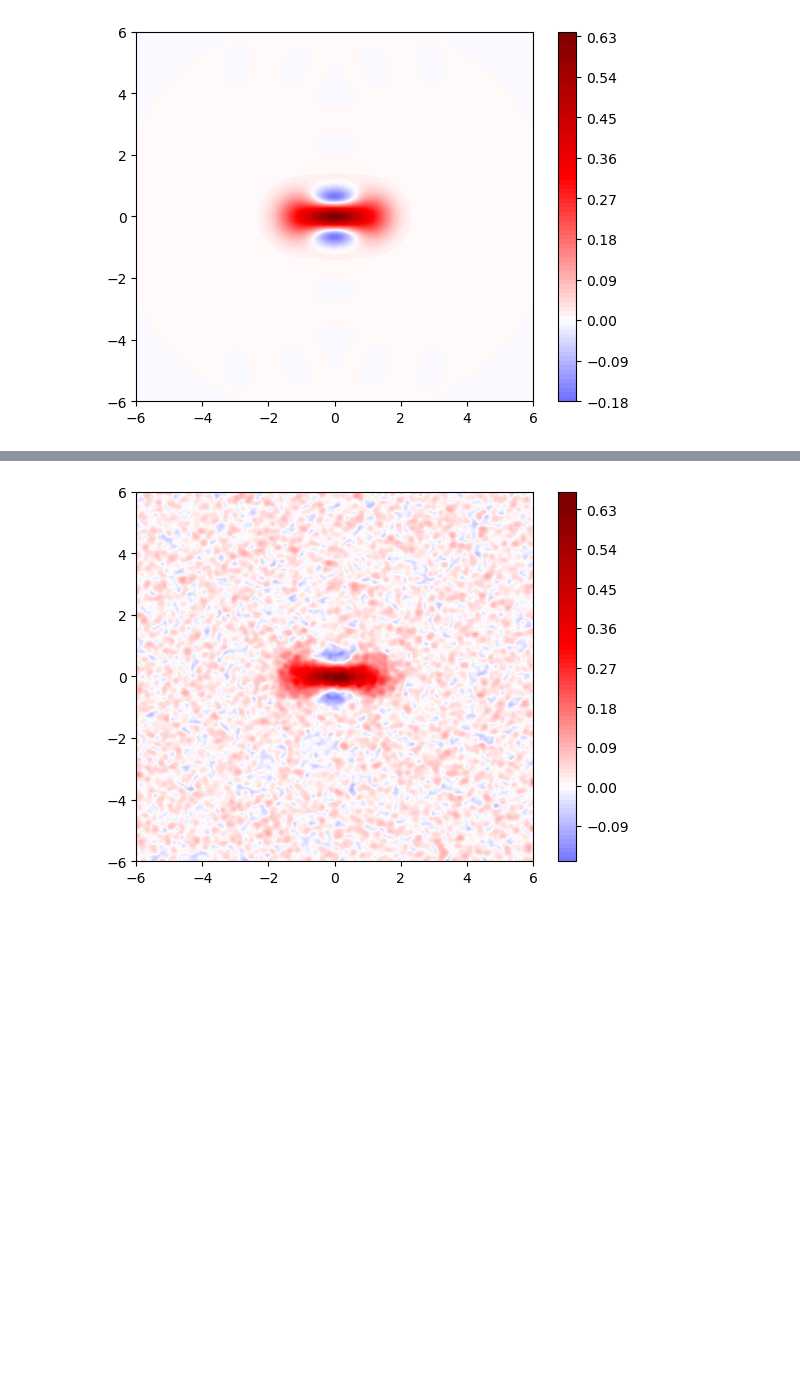
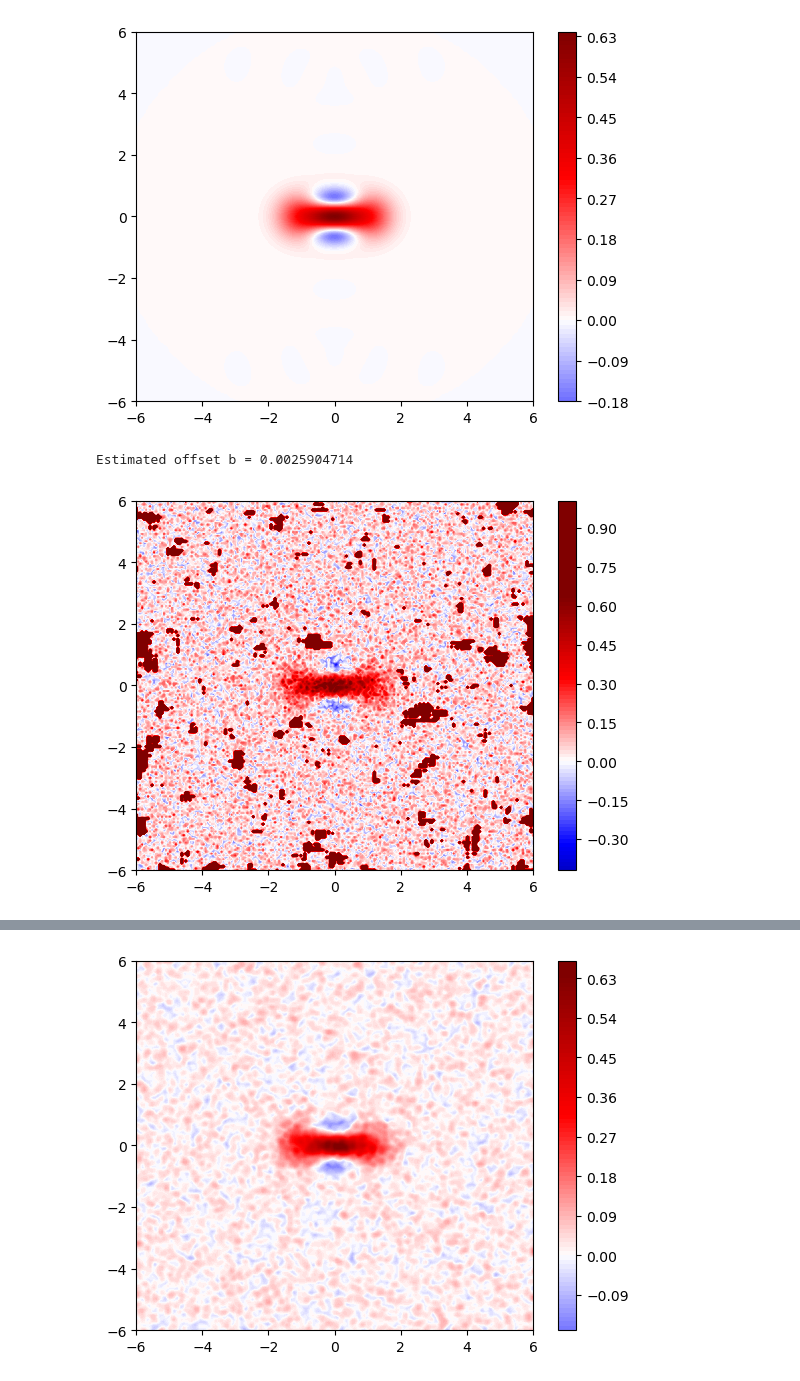
Before and after one commit to Manant02/ETH-Hackathon-2025-AandB, a Jupyter notebook: workspaces/Fabian/TaskC.ipynb, the cells around one changed output, grey strips where cells are left out. Drawn from its saved outputs; the diff is of its cells as text; code cells hidden in the pictures; blank space fills up the shorter version.

```diff
--- a/workspaces/Fabian/TaskC.ipynb
+++ b/workspaces/Fabian/TaskC.ipynb
@@ -39,3 +102,36 @@ plot_wigner(xvec, yvec, wigner_noisy)
 plot_wigner(xvec, yvec, wigner)
 # %% [output]
 [figure]
+# %%
+import numpy as np
+from scipy.ndimage import uniform_filter
+
+# assume wigner_noisy is your 2D array
+
+# 1. compute local mean of W and local mean of W² over a small window
+win = 10                          # size of the patch in pixels
+mean1 = uniform_filter(wigner_noisy, size=win)
+mean2 = uniform_filter(wigner_noisy**2, size=win)
+
+# 2. estimate the local variance: Var = E[W²] – (E[W])²
+local_var = mean2 - mean1**2
+
+# 3. pick a threshold for “flatness” (tune this)
+var_thr = np.percentile(local_var, 5)
+# e.g. take the bottom 5% of variances
+
+# 4. build a mask of flat regions
+flat_mask = local_var <= var_thr
+
+# 5. estimate b by averaging wigner_noisy over all flat pixels
+b_est = np.mean(wigner_noisy[flat_mask])
+
+print("Estimated offset b =", b_est)
+# %% [output]
+Estimated offset b = 0.0025904714
+# %%
+wigner_noisy_np=np.array(wigner_noisy)
+wigner_noisy_np[flat_mask]=1
+plot_wigner(xvec, yvec, wigner_noisy_np)
+# %% [output]
+[figure, added]
```
Also changed, not shown: parts of 11 cells of this notebook, 3 other files.
